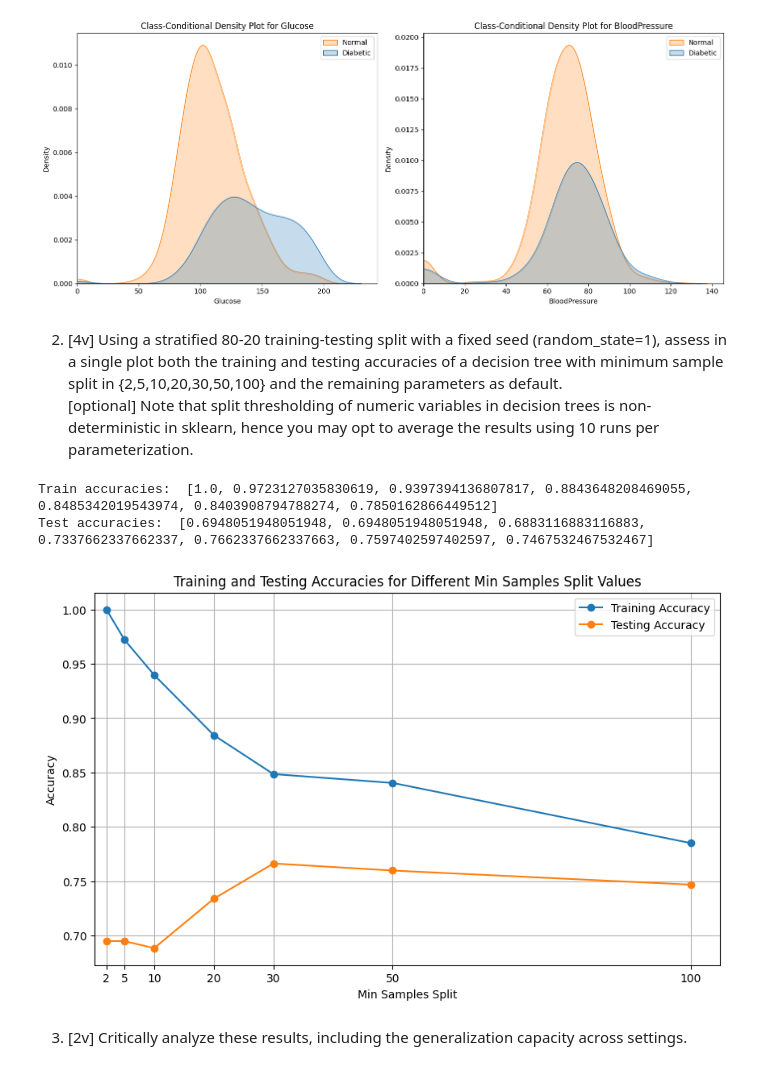
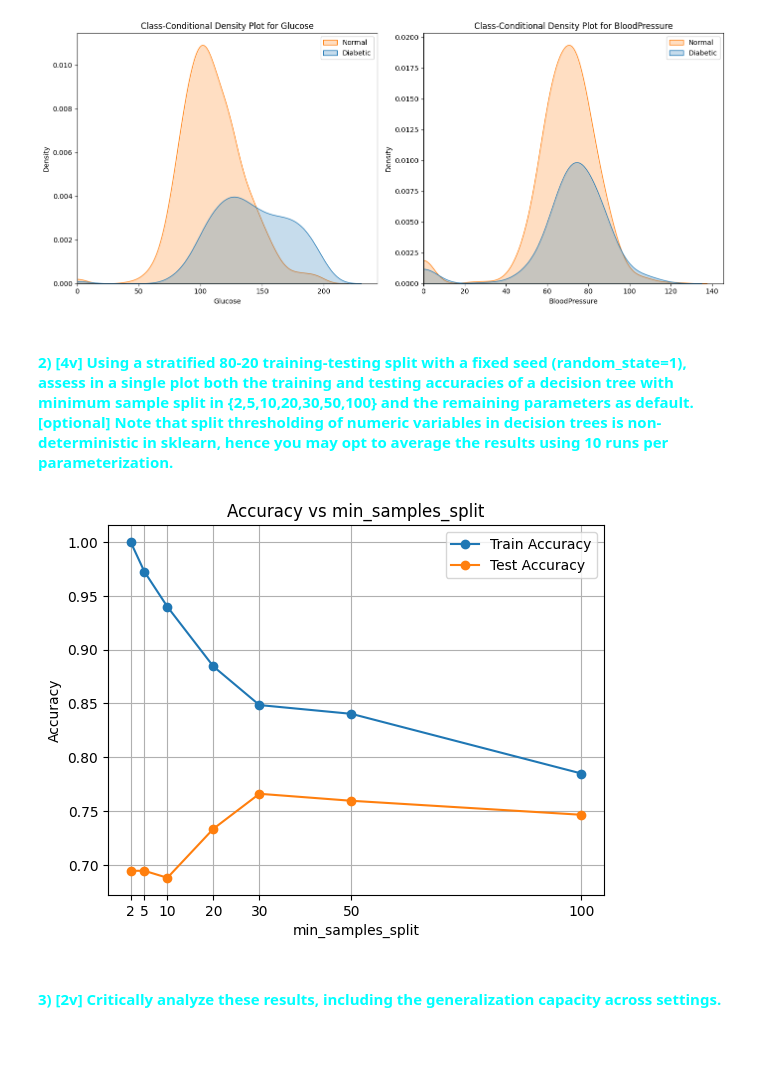
Before and after one commit to DriftPT/Apre-Project-24-25, a Jupyter notebook: G040_notebook.ipynb, the cells around one changed output. Drawn from its saved outputs; the diff is of its cells as text; code cells hidden in the pictures; blank space fills up the shorter version.

```diff
--- a/G040_notebook.ipynb
+++ b/G040_notebook.ipynb
@@ -51,48 +52,48 @@ Variable with the best discriminative power: Glucose:213.16175217803828
 Variable with the worst discriminative power: BloodPressure:3.256950397889028
 [figure]
 # %% [markdown]
-2)  [4v] Using a stratified 80-20 training-testing split with a fixed seed (random_state=1),
+<h4> <font color="cyan"> 2)  [4v] Using a stratified 80-20 training-testing split with a fixed seed (random_state=1),
 assess in a single plot both the training and testing accuracies of a decision tree with minimum
 sample split in {2,5,10,20,30,50,100} and the remaining parameters as default.
 [optional] Note that split thresholding of numeric variables in decision trees is non-
 deterministic in sklearn, hence you may opt to average the results using 10 runs per
 parameterization.
-# %%
-from sklearn import metrics, tree
-from sklearn.model_selection import train_test_split
-
-train_accuracies = []
-test_accuracies = []
-
-min_samples_splits = [2, 5, 10, 20, 30, 50, 100]
-
-x_train, x_test, y_train, y_test = train_test_split(x, y, test_size=0.2, random_state=1, stratify=y)
-
-for min_samples_split in min_samples_splits:
-    classifier = tree.DecisionTreeClassifier(min_samples_split=min_samples_split, random_state=1)
-    classifier.fit(x_train, y_train)
-
-    y_train_pred = classifier.predict(x_train)
-    y_test_pred = classifier.predict(x_test)
-
-    train_accuracies.append(metrics.accuracy_score(y_train_pred, y_train))
-    test_accuracies.append(metrics.accuracy_score(y_test_pred, y_test))
-
-print("Train accuracies: ", train_accuracies, "\nTest accuracies: ", test_accuracies)
-plt.figure(figsize=(10, 6))
-plt.plot(min_samples_splits, train_accuracies, label='Training Accuracy', marker='o')
-plt.plot(min_samples_splits, test_accuracies, label='Testing Accuracy', marker='o')
-plt.xlabel('Min Samples Split')
-plt.ylabel('Accuracy')
-plt.title('Training and Testing Accuracies for Different Min Samples Split Values')
-plt.grid(True)
-plt.legend()
-plt.xticks(min_samples_splits)
-plt.xlim(left=0)
-plt.show()
-# %% [output]
-Train accuracies:  [1.0, 0.9723127035830619, 0.9397394136807817, 0.8843648208469055, 0.8485342019543974, 0.8403908794788274, 0.7850162866449512]
-Test accuracies:  [0.6948051948051948, 0.6948051948051948, 0.6883116883116883, 0.7337662337662337, 0.7662337662337663, 0.7597402597402597, 0.7467532467532467]
-[figure, removed]
+# %%
+from sklearn import metrics
+from sklearn.model_selection import train_test_split
+from sklearn.tree import DecisionTreeClassifier
+
+sample_split = [2, 5, 10, 20, 30, 50, 100]
+X_train, X_test, y_train, y_test = train_test_split(x, y, train_size=0.8, stratify=y, random_state=1)
+
+accuracies_train = []
+accuracies_test = []
+
+for split in sample_split:
+    split_accuracies_train = []
+    split_accuracies_test = []
+    for i in range(10):
+        predictor = DecisionTreeClassifier(min_samples_split=split, random_state=1)
+        predictor.fit(X_train, y_train)
+        y_pred = predictor.predict(X_train)
+        y_pred1 = predictor.predict(X_test)
+        split_accuracies_train.append(metrics.accuracy_score(y_train, y_pred))
+        split_accuracies_test.append(metrics.accuracy_score(y_test, y_pred1))
+    avg_accuracy_train = np.mean(split_accuracies_train)
+    accuracies_train.append(avg_accuracy_train)
+    avg_accuracy_test = np.mean(split_accuracies_test)
+    accuracies_test.append(avg_accuracy_test)
+
+plt.plot(sample_split, accuracies_train, marker='o', label='Train Accuracy')
+plt.plot(sample_split, accuracies_test, marker='o', label='Test Accuracy')
+plt.grid()
+plt.xticks(sample_split)
+plt.title('Accuracy vs min_samples_split')
+plt.xlabel('min_samples_split')
+plt.ylabel('Accuracy')
+plt.legend()
+plt.show()
+# %% [output]
+[figure, added]
 # %% [markdown]
-3) [2v] Critically analyze these results, including the generalization capacity across settings.
+<h4> <font color="cyan"> 3) [2v]  Critically analyze these results, including the generalization capacity across settings.
```
Also changed, not shown: parts of 6 cells of this notebook.
